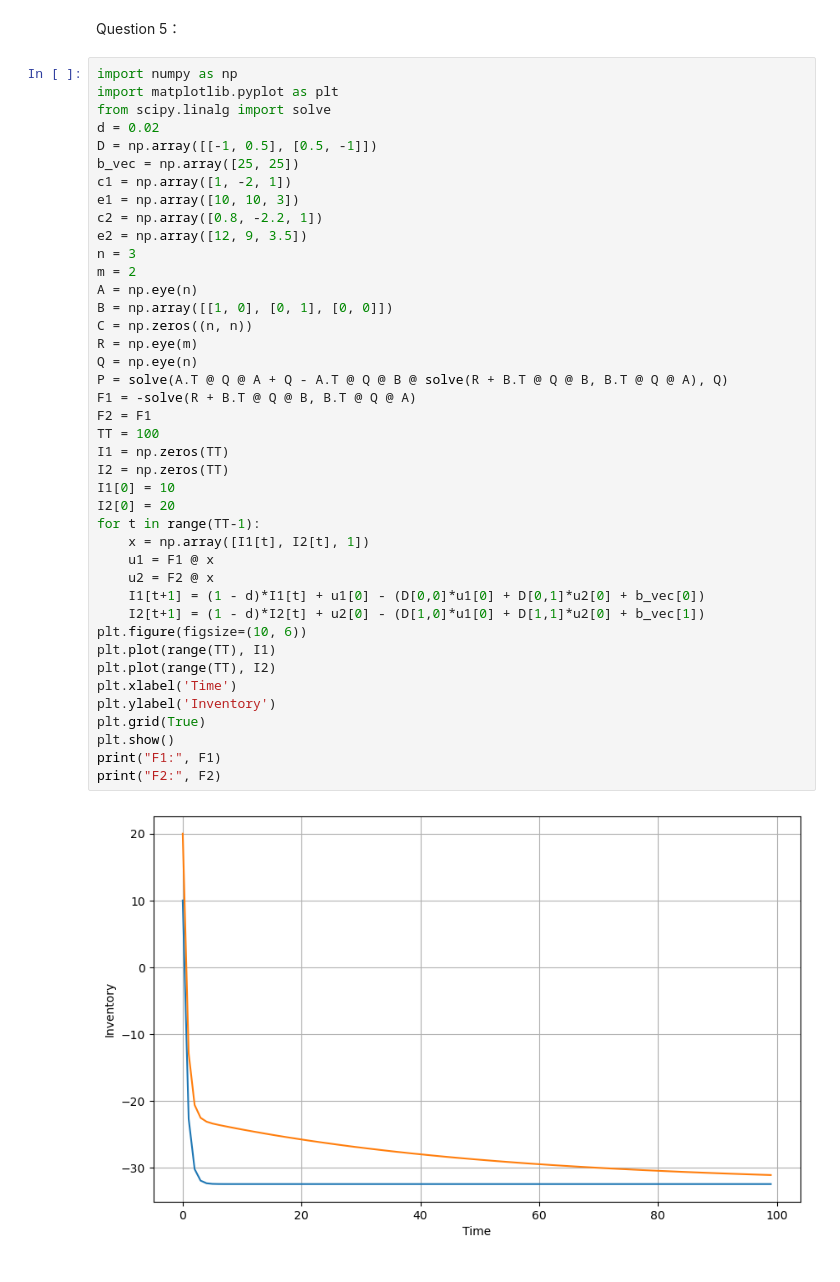
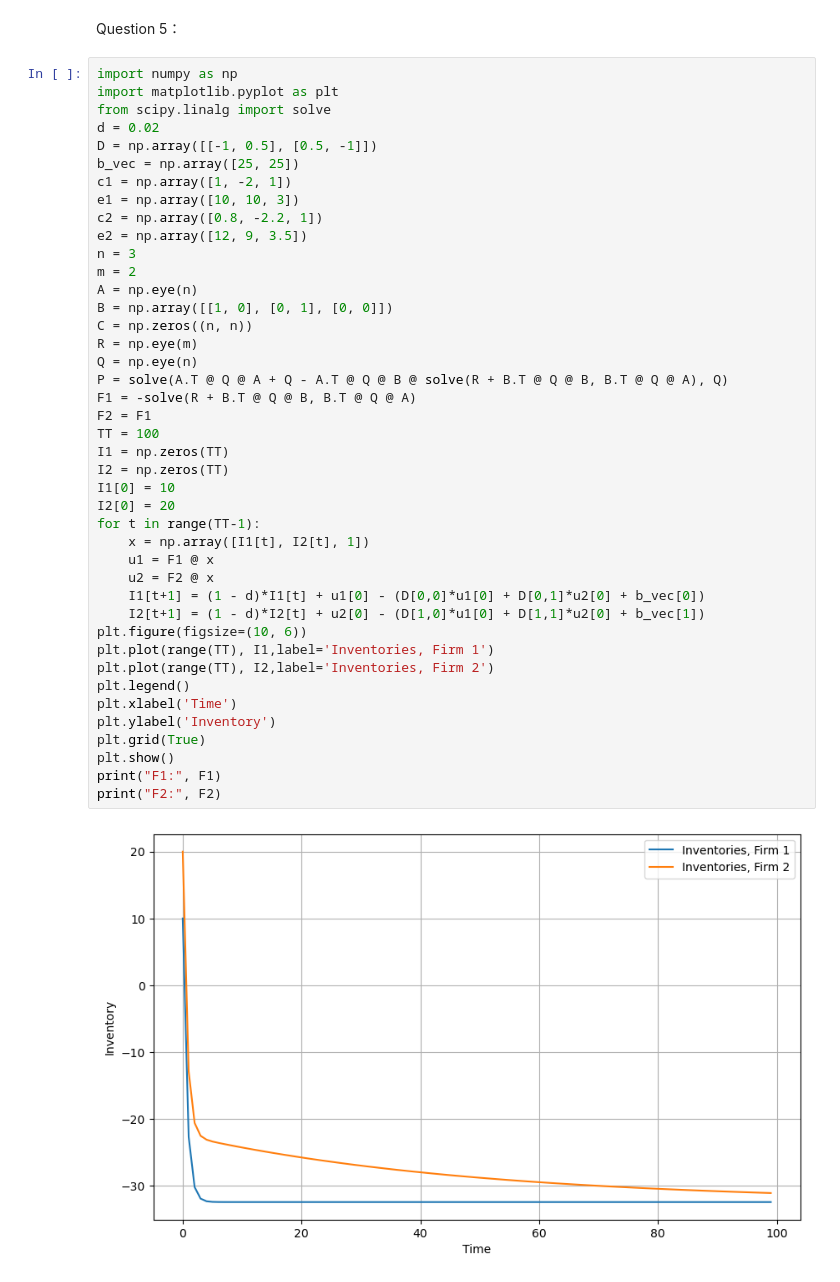
Before and after one commit to QuanJin1/Assignment, a Jupyter notebook: 2025Spring/economic/eco3.ipynb, the cells around one changed output. Drawn from its saved outputs; the diff is of its cells as text.

```diff
--- a/2025Spring/economic/eco3.ipynb
+++ b/2025Spring/economic/eco3.ipynb
@@ -222,36 +222,37 @@ c2 = np.array([0.8, -2.2, 1])
 e2 = np.array([12, 9, 3.5])
 n = 3
 m = 2
 A = np.eye(n)
 B = np.array([[1, 0], [0, 1], [0, 0]])
 C = np.zeros((n, n))
 R = np.eye(m)
 Q = np.eye(n)
 P = solve(A.T @ Q @ A + Q - A.T @ Q @ B @ solve(R + B.T @ Q @ B, B.T @ Q @ A), Q)
 F1 = -solve(R + B.T @ Q @ B, B.T @ Q @ A)
 F2 = F1
 TT = 100
 I1 = np.zeros(TT)
 I2 = np.zeros(TT)
 I1[0] = 10
 I2[0] = 20
 for t in range(TT-1):
     x = np.array([I1[t], I2[t], 1])
     u1 = F1 @ x
     u2 = F2 @ x
     I1[t+1] = (1 - d)*I1[t] + u1[0] - (D[0,0]*u1[0] + D[0,1]*u2[0] + b_vec[0])
     I2[t+1] = (1 - d)*I2[t] + u2[0] - (D[1,0]*u1[0] + D[1,1]*u2[0] + b_vec[1])
 plt.figure(figsize=(10, 6))
-plt.plot(range(TT), I1)
-plt.plot(range(TT), I2)
+plt.plot(range(TT), I1,label='Inventories, Firm 1')
+plt.plot(range(TT), I2,label='Inventories, Firm 2')
+plt.legend()
 plt.xlabel('Time')
 plt.ylabel('Inventory')
 plt.grid(True)
 plt.show()
 print("F1:", F1)
 print("F2:", F2)
 # %% [output]
-[figure, old version]
+[figure, new version]
 F1: [[-0.5 -0.  -0. ]
  [-0.  -0.5 -0. ]]
 F2: [[-0.5 -0.  -0. ]
```
Also changed, not shown: parts of 2 cells of this notebook, 29 other files.
